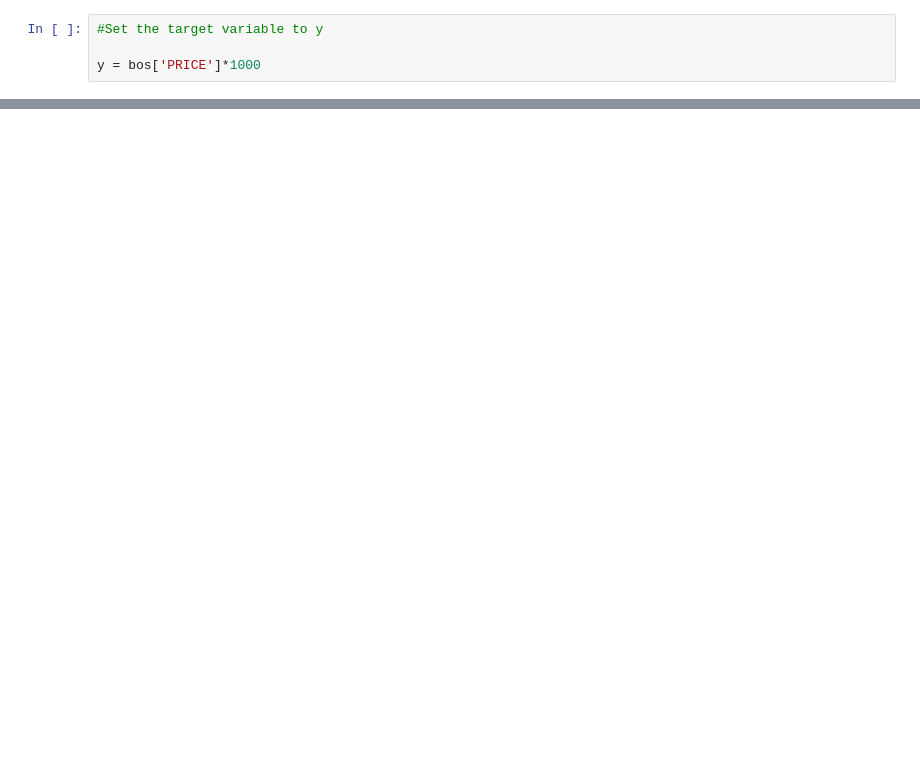
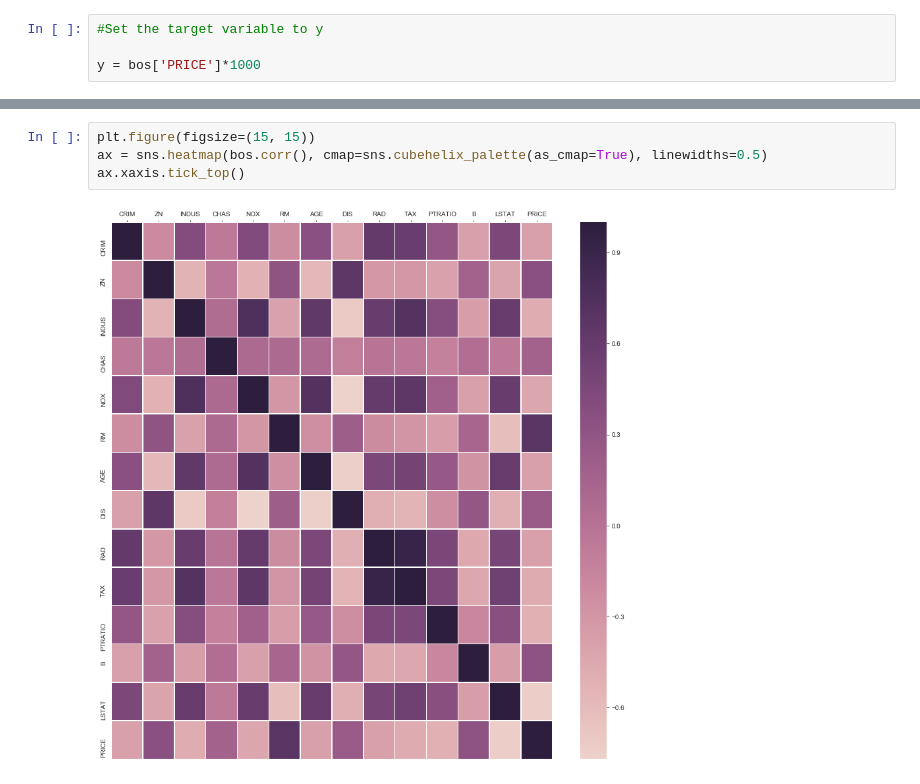
Before and after one commit to oreillyh/Machine-Learning-Statistics, a Jupyter notebook: MACHINE LEARNING AND STATISTICS PROJECT .ipynb, the cells around one changed output, grey strips where cells are left out. Cells and saved outputs as stored; diff of their text form; blank space fills up the shorter version.

```diff
--- a/MACHINE LEARNING AND STATISTICS PROJECT .ipynb
+++ b/MACHINE LEARNING AND STATISTICS PROJECT .ipynb
@@ -215,0 +267,6 @@ Although the prices 'look' like they follow a normal distribution, it would be p
+# %%
+plt.figure(figsize=(15, 15))
+ax = sns.heatmap(bos.corr(), cmap=sns.cubehelix_palette(as_cmap=True), linewidths=0.5)
+ax.xaxis.tick_top()
+# %% [output]
+[figure, added]
```
Also changed, not shown: parts of 16 cells of this notebook.
